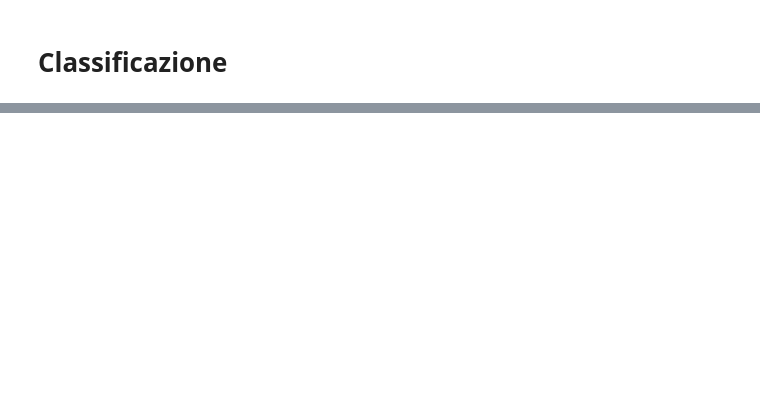
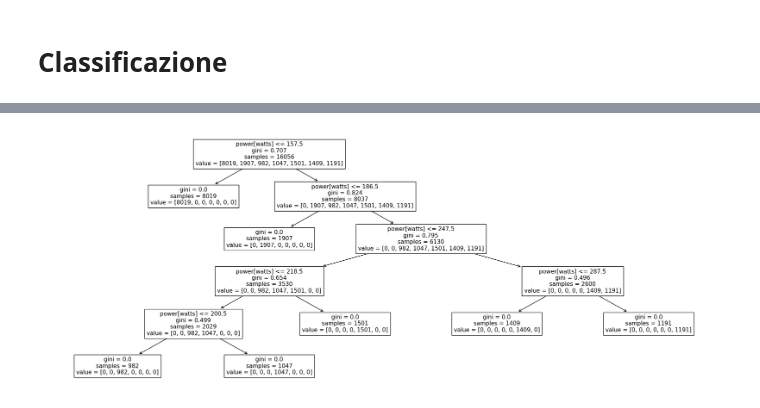
Before and after one commit to fiorani/garmin-data-analysis, a Jupyter notebook: garmin_analysis.ipynb, the cells around one changed output, grey strips where cells are left out. Cells and saved outputs as stored; diff of their text form; code cells hidden in the pictures; blank space fills up the shorter version.

Commit message:
add tree classification

```diff
--- a/garmin_analysis.ipynb
+++ b/garmin_analysis.ipynb
@@ -267,0 +277,19 @@ plt.show()
+# %%
+from sklearn.linear_model import LinearRegression
+from sklearn.metrics import mean_squared_error, r2_score
+from sklearn.model_selection import train_test_split
+from sklearn.tree import DecisionTreeClassifier
+from sklearn.tree import plot_tree
+
+X = details.drop(['pwr_zone'], axis=1)
+y = details['pwr_zone']
+
+X_train, X_val, y_train, y_val = train_test_split(X, y, test_size=0.2, random_state=42)
+
+model = DecisionTreeClassifier(max_depth=7)
+model.fit(X_train, y_train);
+
+plt.figure(figsize=(24, 9))
+plot_tree(model, feature_names=X_train.columns.to_list());
+# %% [output]
+[figure, added]
```
Also changed, not shown: parts of 4 cells of this notebook.
